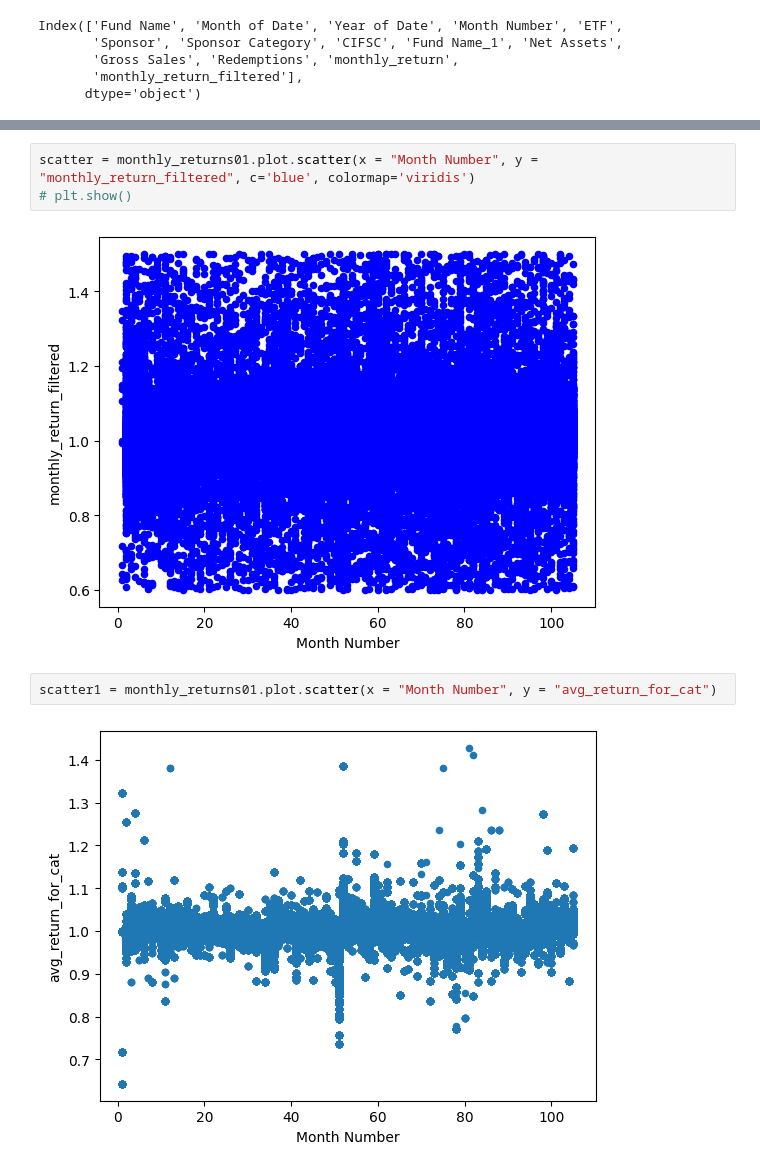
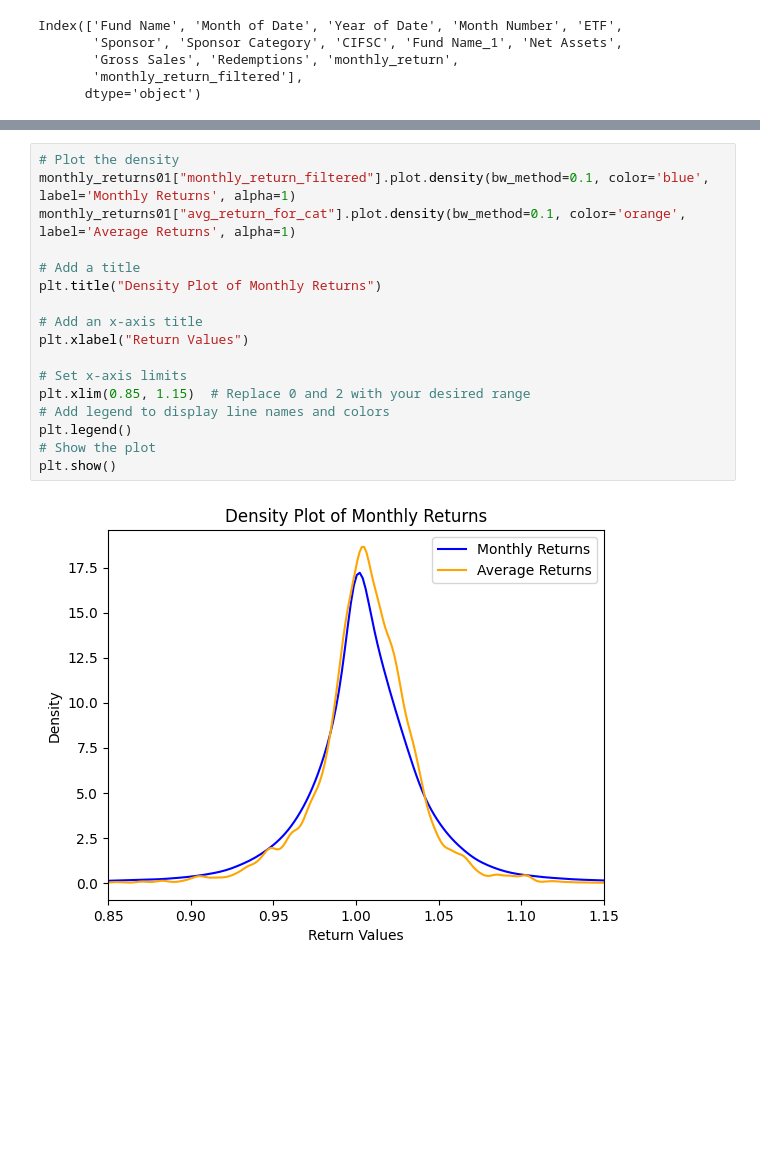
Before and after one commit to eloibernier/FundFlow, a Jupyter notebook: CIFSC_funds/CIFSC_FundMetrics.ipynb, the cells around one changed output, grey strips where cells are left out. Drawn from its saved outputs; the diff is of its cells as text; blank space fills up the shorter version.

```diff
--- a/CIFSC_funds/CIFSC_FundMetrics.ipynb
+++ b/CIFSC_funds/CIFSC_FundMetrics.ipynb
@@ -123,15 +123,25 @@ monthly_returns01.iloc[17500:17505]
 | 17502 | BMO Covered Call Health Care ETF | October 2023 | 2023 | 94 | Y | BMO | Banks | Sector Equity | ... |
 | 17503 | BMO Covered Call Health Care ETF | November 2023 | 2023 | 95 | Y | BMO | Banks | Sector Equity | ... |
 | 17504 | BMO Covered Call Health Care ETF | December 2023 | 2023 | 96 | Y | BMO | Banks | Sector Equity | ... |
-# %%
-scatter = monthly_returns01.plot.scatter(x = "Month Number", y = "monthly_return_filtered", c='blue', colormap='viridis')
-# plt.show()
-# %% [output]
-[figure, removed]
-# %%
-scatter1 = monthly_returns01.plot.scatter(x = "Month Number", y = "avg_return_for_cat")
-# %% [output]
-[figure, removed]
+# %%
+# Plot the density
+monthly_returns01["monthly_return_filtered"].plot.density(bw_method=0.1, color='blue', label='Monthly Returns', alpha=1)
+monthly_returns01["avg_return_for_cat"].plot.density(bw_method=0.1, color='orange', label='Average Returns', alpha=1)
+
+# Add a title
+plt.title("Density Plot of Monthly Returns")
+
+# Add an x-axis title
+plt.xlabel("Return Values")
+
+# Set x-axis limits
+plt.xlim(0.85, 1.15)  # Replace 0 and 2 with your desired range
+# Add legend to display line names and colors
+plt.legend()
+# Show the plot
+plt.show()
+# %% [output]
+[figure, added]
 # %%
 monthly_returns01["avg_return_for_cat"].describe()
 # %% [output]
```
Also changed, not shown: parts of 6 cells of this notebook, 4 other files.
